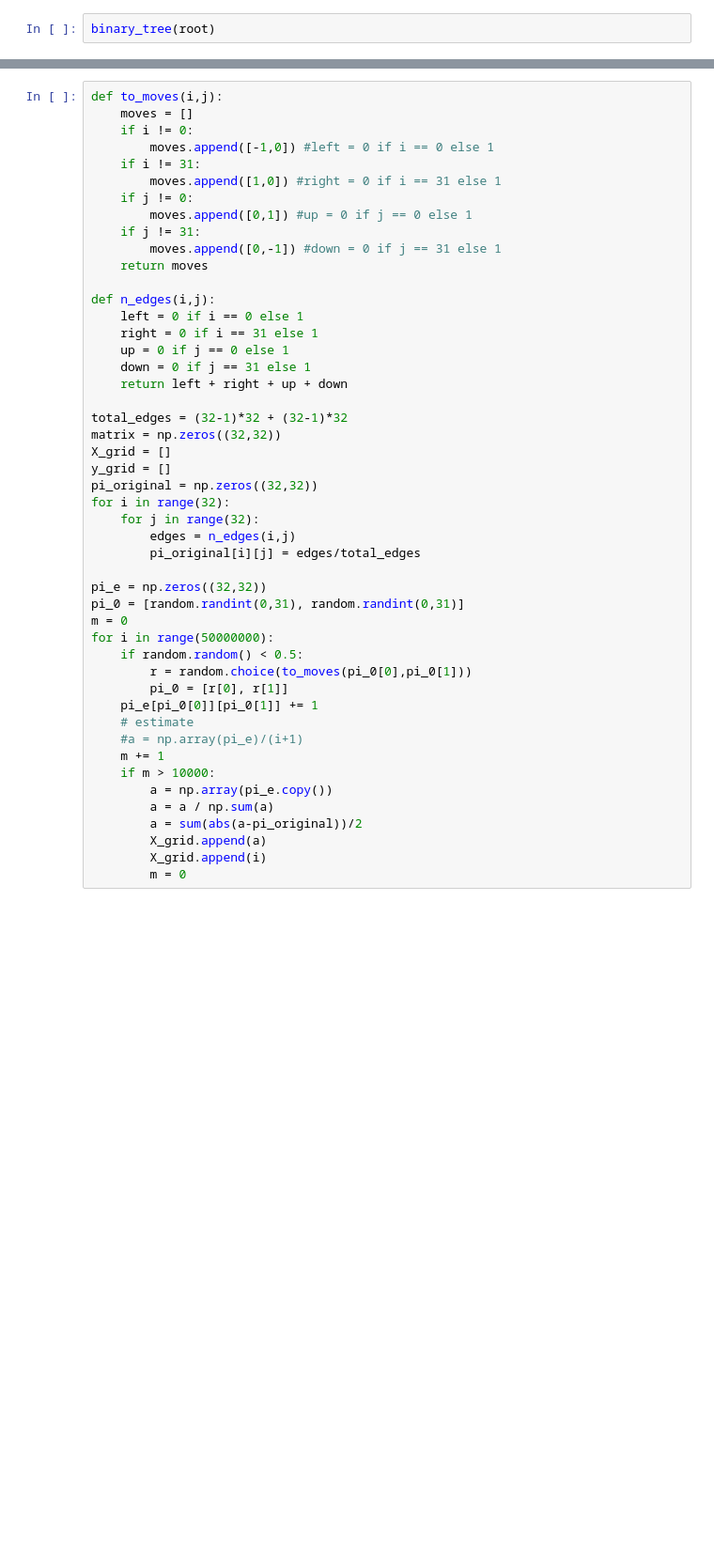
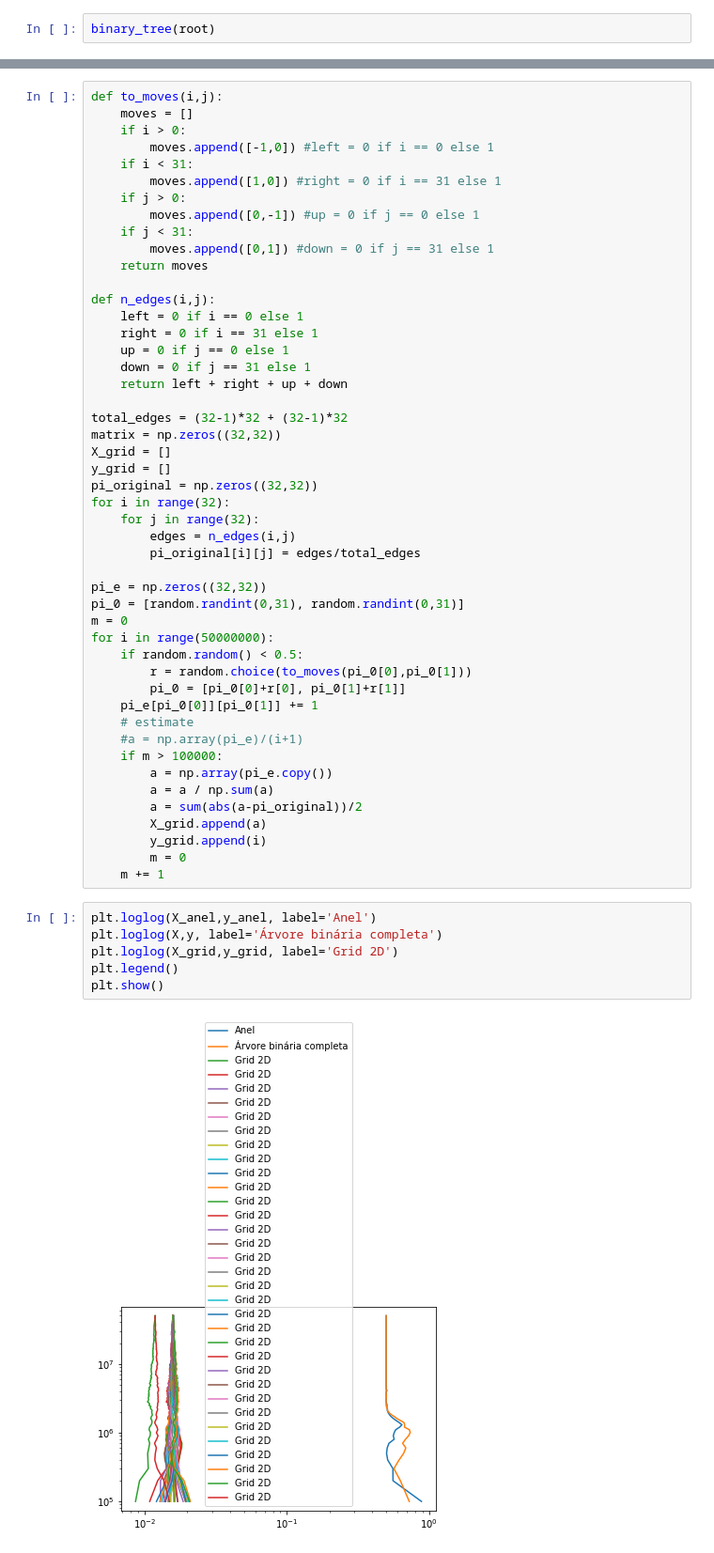
Before and after one commit to rodrigoazs/mcmc_experiments, a Jupyter notebook: lista4_ex3.ipynb, the cells around one changed output, grey strips where cells are left out. Shown at 94% size. Saved outputs shown, nothing was run; the diff lists cells and outputs as text; blank space fills up the shorter version.

```diff
--- a/lista4_ex3.ipynb
+++ b/lista4_ex3.ipynb
@@ -105,14 +105,14 @@ plt.show()
 # %%
 def to_moves(i,j):
     moves = []
-    if i != 0:
+    if i > 0:
         moves.append([-1,0]) #left = 0 if i == 0 else 1
-    if i != 31:
+    if i < 31:
         moves.append([1,0]) #right = 0 if i == 31 else 1
-    if j != 0:
-        moves.append([0,1]) #up = 0 if j == 0 else 1
-    if j != 31:
-        moves.append([0,-1]) #down = 0 if j == 31 else 1
+    if j > 0:
+        moves.append([0,-1]) #up = 0 if j == 0 else 1
+    if j < 31:
+        moves.append([0,1]) #down = 0 if j == 31 else 1
     return moves
 
 def n_edges(i,j):
@@ -138,15 +138,23 @@ m = 0
 for i in range(50000000):
     if random.random() < 0.5:
         r = random.choice(to_moves(pi_0[0],pi_0[1]))
-        pi_0 = [r[0], r[1]]
+        pi_0 = [pi_0[0]+r[0], pi_0[1]+r[1]]
     pi_e[pi_0[0]][pi_0[1]] += 1
     # estimate
     #a = np.array(pi_e)/(i+1)
-    m += 1
-    if m > 10000:
+    if m > 100000:
         a = np.array(pi_e.copy())
         a = a / np.sum(a)
         a = sum(abs(a-pi_original))/2
         X_grid.append(a)
-        X_grid.append(i)
+        y_grid.append(i)
         m = 0
+    m += 1
+# %%
+plt.loglog(X_anel,y_anel, label='Anel')
+plt.loglog(X,y, label='Árvore binária completa')
+plt.loglog(X_grid,y_grid, label='Grid 2D')
+plt.legend()
+plt.show()
+# %% [output]
+[figure, added]
```
Also changed, not shown: parts of 3 cells of this notebook.
